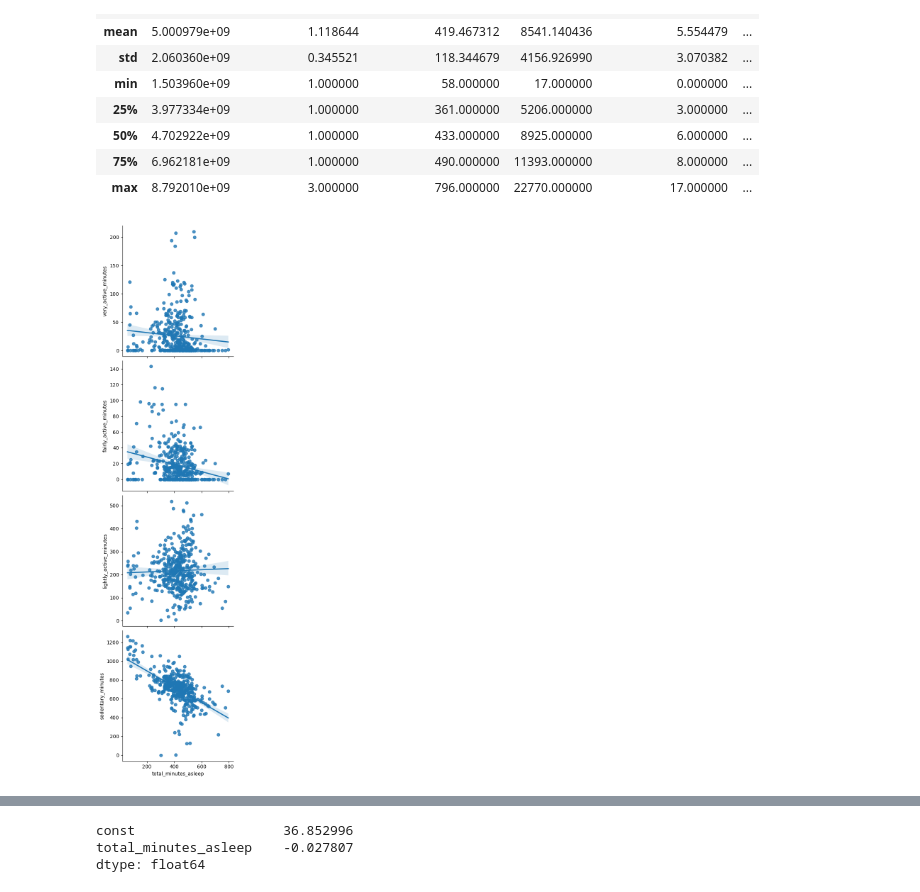
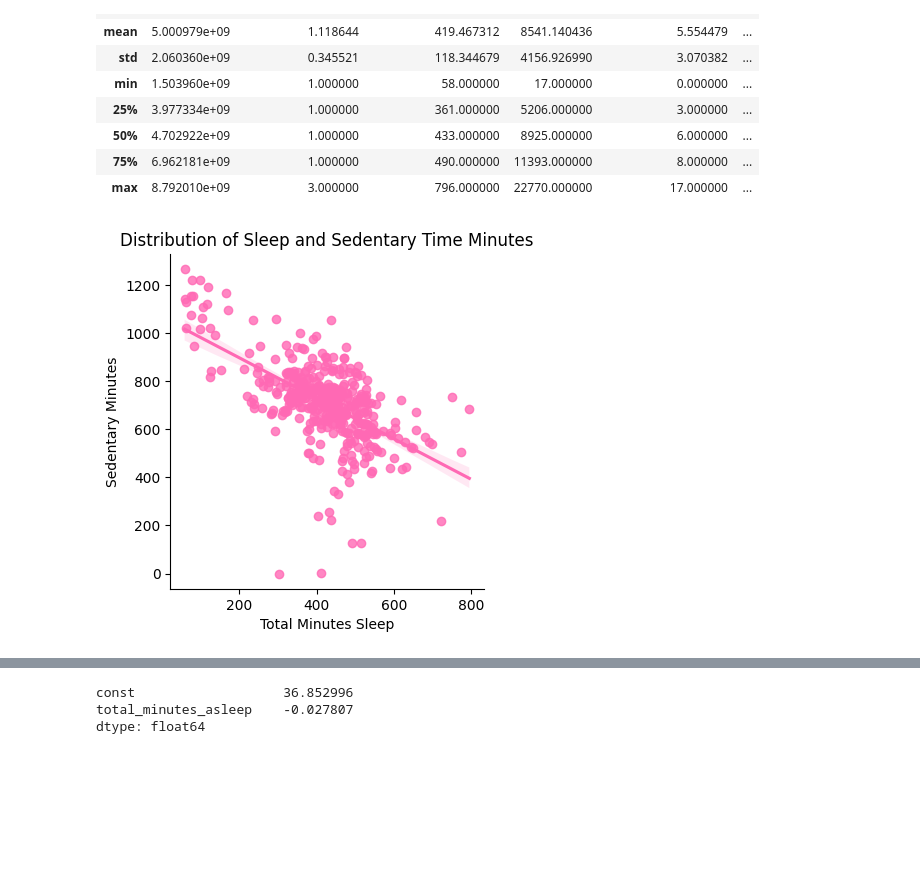
Before and after one commit to ashlynthemitm/MaternalHealthResearch, a Jupyter notebook: predictive-model/notebooks/inspect_preprocessing.ipynb, the cells around one changed output, grey strips where cells are left out. Cells and saved outputs as stored; diff of their text form; code cells hidden in the pictures; blank space fills up the shorter version.

```diff
--- a/predictive-model/notebooks/inspect_preprocessing.ipynb
+++ b/predictive-model/notebooks/inspect_preprocessing.ipynb
@@ -43,11 +43,17 @@ df_daily_sleep_activity.describe()
 | max | 8.792010e+09 | 3.000000 | 796.000000 | 22770.000000 | 17.000000 | ... |
 # %%
 # examine linearity
-sns.pairplot(df_daily_sleep_activity, x_vars=['total_minutes_asleep'], y_vars=['very_active_minutes', 'fairly_active_minutes', 'lightly_active_minutes', 'sedentary_minutes'], height=4, aspect=1, kind='reg')
+# plt.figure(figsize=(10,8))
+# plt.rcParams.update({'font.size': 18})
+p = sns.set_palette(['hotpink'])
+sns.pairplot(data=df_daily_sleep_activity, x_vars='total_minutes_asleep', y_vars='sedentary_minutes', height=4, aspect=1, kind='reg', palette=p)
+plt.title('Distribution of Sleep and Sedentary Time Minutes')
+plt.xlabel('Total Minutes Sleep')
+plt.ylabel('Sedentary Minutes')
 plt.show()
 # Transform this dataset due to the span of very active vs. lightly active users
 # %% [output]
-[figure, old version]
+[figure, new version]
 # %%
 # examine the distribution of each independent variable
 fig, axs = plt.subplots(3, figsize = (5,5))
```
Also changed, not shown: parts of 2 cells of this notebook, 15 other files.
